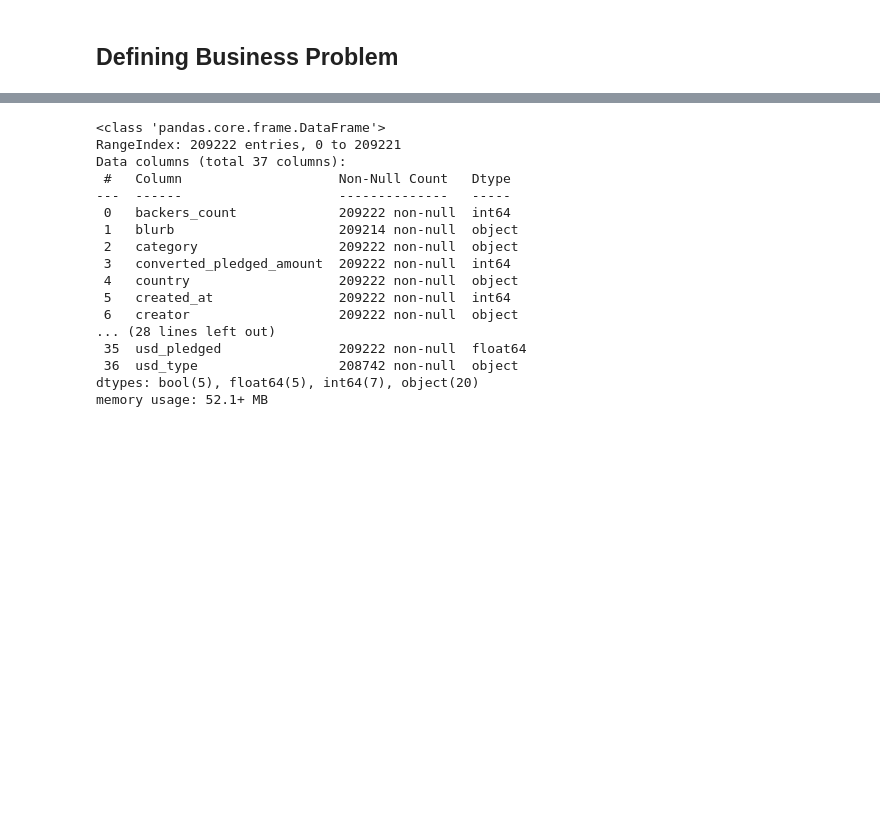
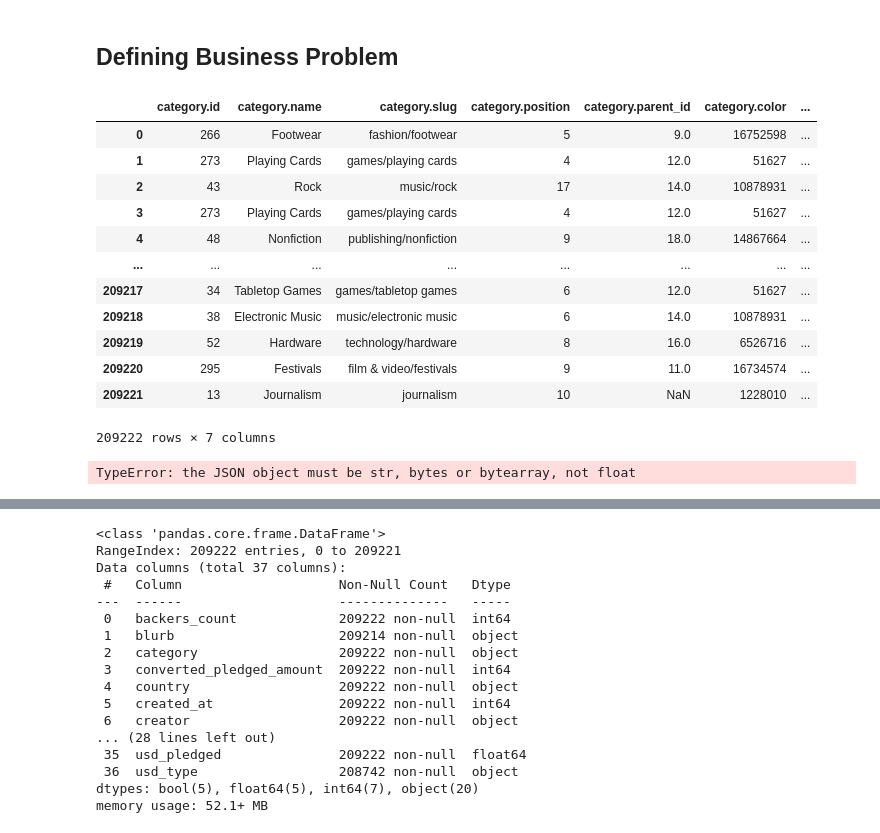
Before and after one commit to macizomedia/kickstarter-ml-project, a Jupyter notebook: main.ipynb, the cells around one changed output, grey strips where cells are left out. Cells and saved outputs as stored; diff of their text form; code cells hidden in the pictures; blank space fills up the shorter version.

```diff
--- a/main.ipynb
+++ b/main.ipynb
@@ -13,3 +13,19 @@ path = r'./data'
 all_files = glob.glob(os.path.join(path, "*.csv"))
 df_from_each_file = (pd.read_csv(f) for f in all_files)
 df = pd.concat(df_from_each_file, ignore_index=True)
+# %%
+df['category'].map(json.loads).apply(pd.Series).add_prefix('category.')
+# %% [output]
+|  | category.id | category.name | category.slug | category.position | category.parent_id | category.color | ... |
+| 0 | 266 | Footwear | fashion/footwear | 5 | 9.0 | 16752598 | ... |
+| 1 | 273 | Playing Cards | games/playing cards | 4 | 12.0 | 51627 | ... |
+| 2 | 43 | Rock | music/rock | 17 | 14.0 | 10878931 | ... |
+| 3 | 273 | Playing Cards | games/playing cards | 4 | 12.0 | 51627 | ... |
+| 4 | 48 | Nonfiction | publishing/nonfiction | 9 | 18.0 | 14867664 | ... |
+| ... | ... | ... | ... | ... | ... | ... | ... |
+| 209217 | 34 | Tabletop Games | games/tabletop games | 6 | 12.0 | 51627 | ... |
+| 209218 | 38 | Electronic Music | music/electronic music | 6 | 14.0 | 10878931 | ... |
+| 209219 | 52 | Hardware | technology/hardware | 8 | 16.0 | 6526716 | ... |
+| 209220 | 295 | Festivals | film & video/festivals | 9 | 11.0 | 16734574 | ... |
+| 209221 | 13 | Journalism | journalism | 10 | NaN | 1228010 | ... |
+209222 rows × 7 columns
@@ -16,3 +37,12 @@ df = pd.concat(df_from_each_file, ignore_index=True)
+# %%
+# load json data from colums using json.loads
+location = df['location'].apply(json.dumps)
+
+location = df['location'].apply(json.loads)
+
+location
+# %% [output]
+TypeError: the JSON object must be str, bytes or bytearray, not float
 # %%
 df.head()
 # %% [output]
```
Also changed, not shown: parts of 9 cells of this notebook.
